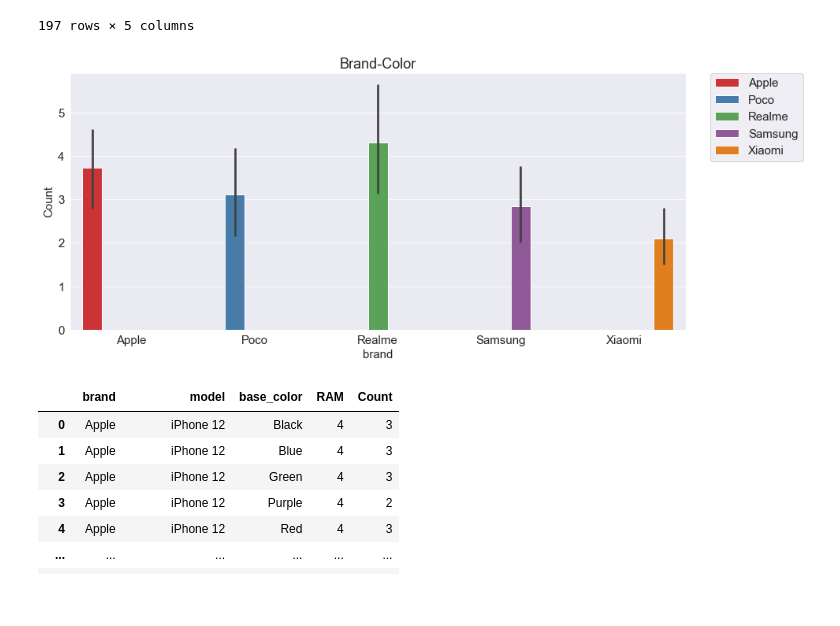
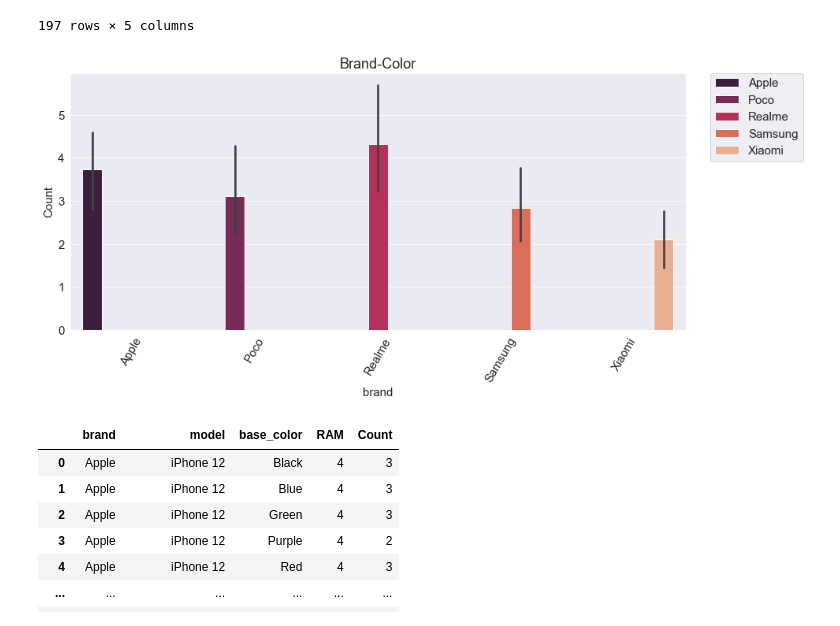
Before and after one commit to Arpan-tech-create/Exploratory_Data_Analysis, a Jupyter notebook: Mobile Sales.ipynb, the cells around one changed output. Drawn from its saved outputs; the diff is of its cells as text; code cells hidden in the pictures; blank space fills up the shorter version.

```diff
--- a/Mobile Sales.ipynb
+++ b/Mobile Sales.ipynb
@@ -221,12 +221,13 @@ my_df
 197 rows × 5 columns
 # %%
 plt.figure(figsize=(14,6))
-sns.barplot(x='brand',y='Count',data=my_brand,hue='brand',palette = 'Set1')
+plt.xticks(rotation=60)
+sns.barplot(x='brand',y='Count',data=my_brand,hue='brand',palette = 'rocket')
 plt.title('Brand-Color')
 plt.legend(bbox_to_anchor = (1.04,1), borderaxespad = 0)
 plt.show()
 # %% [output]
-[figure, old version]
+[figure, new version]
 # %%
 brand_df = read.groupby(['brand','model', 'base_color','RAM']).size().reset_index(name = 'Count')
 brand_df
```
Also changed, not shown: parts of 4 cells of this notebook, 2 other files.
